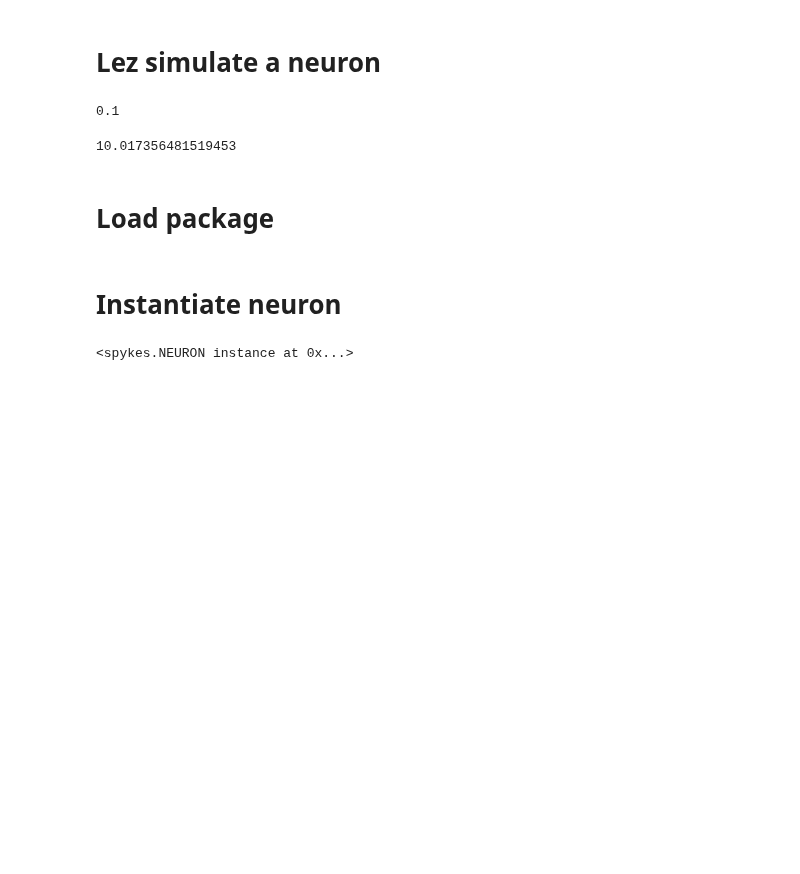
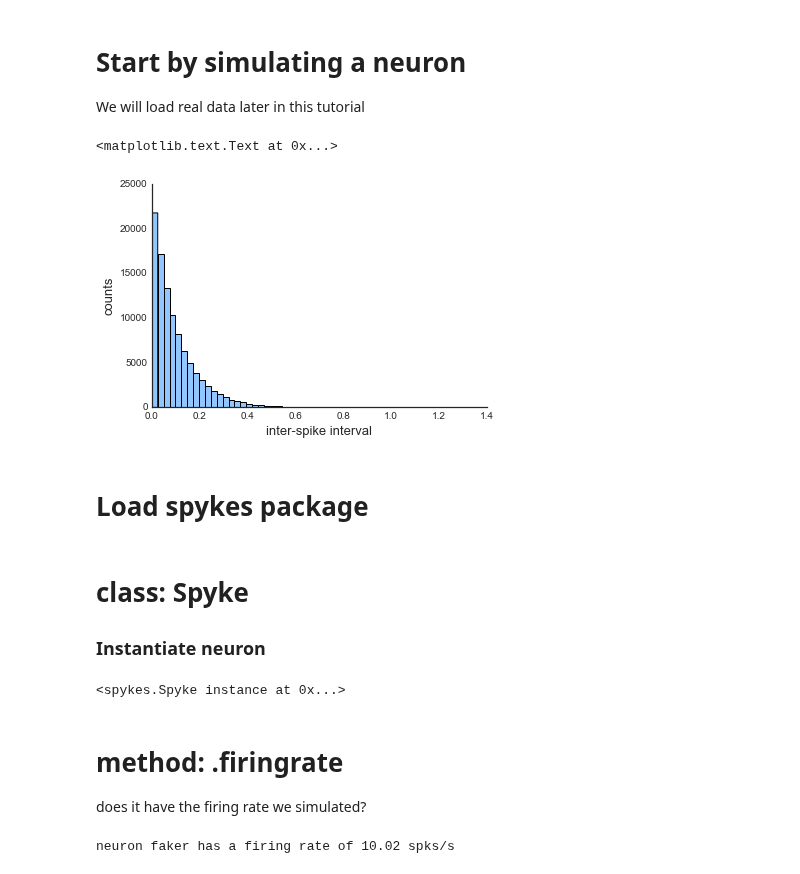
Before and after one commit to KordingLab/spykes, a Jupyter notebook: notebooks/neuron_example.ipynb, the cells around one changed output. Drawn from its saved outputs; the diff is of its cells as text; code cells hidden in the pictures; blank space fills up the shorter version.

Commit message:
improv tutorial, legend, Spyke class

```diff
--- a/notebooks/neuron_example.ipynb
+++ b/notebooks/neuron_example.ipynb
@@ -1,34 +1,39 @@
 # %%
 %matplotlib inline
+import matplotlib.pyplot as plt
+import numpy as np
 
-import h5py
-import deepdish as dd
-import os
-from skimage import io
-
+# Path to spykes.py
 import sys
 sys.path.insert(0, '../spykes/')
 
+# Set the style
 def set_style():
+    #plt.style.use(['seaborn-white', 'fivethirtyeight'])
     plt.style.use(['seaborn-white', 'seaborn-pastel'])
     plt.rc("font", family="Arial")
-    #plt.style.use('./../spykes/mpl_configdir/spykes.mplstyle')  #to appear....
-
+    plt.style.use('./../spykes/mpl_configdir/spykes.mplstyle')  #to appear....
 set_style()
-# %% [markdown]
-# Lez simulate a neuron
+# %% [markdown]
+# Start by simulating a neuron
+We will load real data later in this tutorial
 # %%
 n_spikes = 100000
 firing_rate = 10. # [spks/s]
 av_inter_spk_interval = 1/firing_rate # average interspike interval [ms]
-print av_inter_spk_interval
-#simulate
+
+# Simulate
 spike_times = np.cumsum(np.random.exponential(av_inter_spk_interval,n_spikes))
+
+# Plot distribitution of inter-spike intervals
+plt.hist(np.diff(spike_times),50)
+ax = plt.gca()
+ax.spines['top'].set_visible(False)
+ax.spines['right'].set_visible(False)
+ax.set_xlabel('inter-spike interval')
+ax.set_ylabel('counts')
 # %% [output]
-0.1
+<matplotlib.text.Text at 0x...>
+[figure, added]
-# %%
-np.size(spike_times)/(spike_times[-1]-spike_times[0])
-# %% [output]
-10.017356481519453
 # %% [markdown]
-# Load package
+# Load spykes package
@@ -37,8 +42,18 @@ from spykes import *
 # %% [markdown]
-# Instantiate neuron
+# class: Spyke
+### Instantiate neuron
 # %%
 neuron_id ='faker'   #choose name for neuron (not necessary)
-neuron = NEURON(spike_times, neuron_id)
+neuron = spy.Spyke(spike_times, neuron_id)
 neuron
 # %% [output]
-<spykes.NEURON instance at 0x...>
+<spykes.Spyke instance at 0x...>
+# %% [markdown]
+# method:   .firingrate
+does it have the firing rate we simulated?
+# %%
+firing_rate = neuron.firingrate
+
+print 'neuron %s has a firing rate of %.2f spks/s' % (neuron.name, neuron.firingrate)
+# %% [output]
+neuron faker has a firing rate of 10.02 spks/s
```
Also changed, not shown: parts of 47 cells of this notebook, 1 other file.
